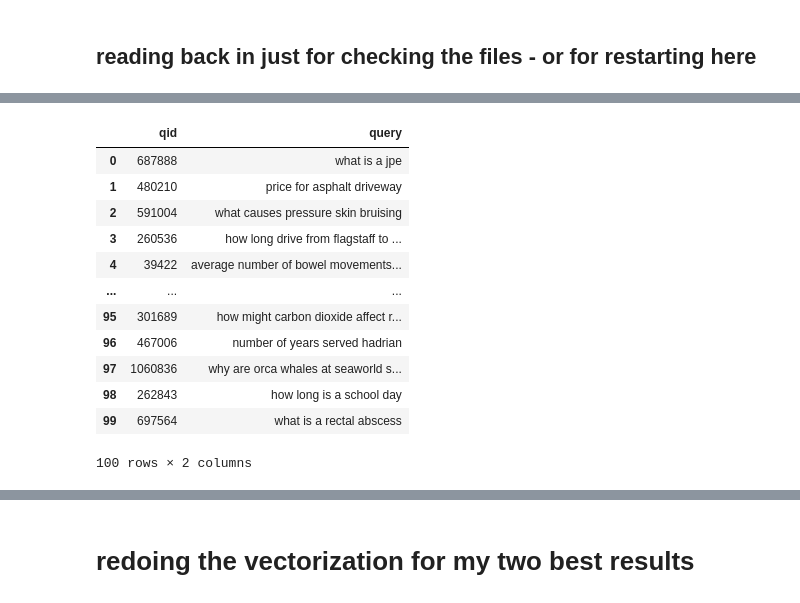
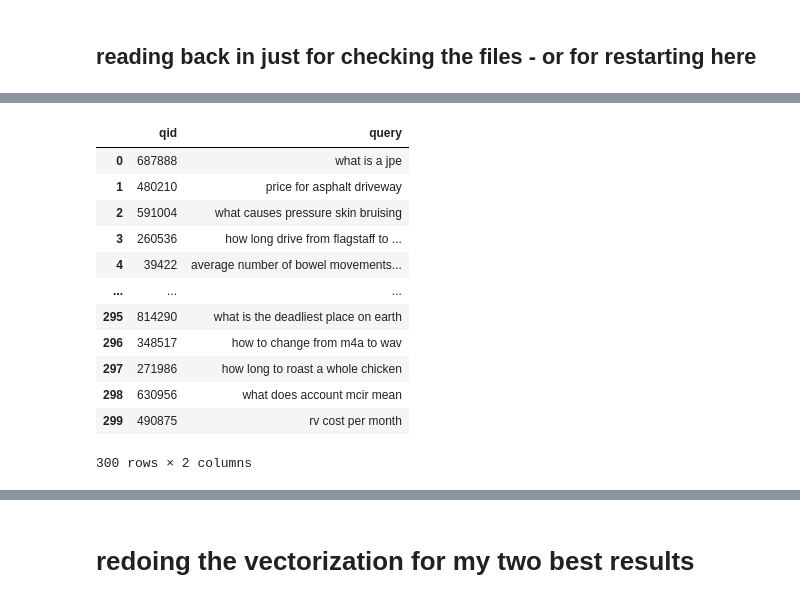
Before and after one commit to Coperr/information-retrieval, a Jupyter notebook: notebook3.ipynb, the cells around one changed output, grey strips where cells are left out. Cells and saved outputs as stored; diff of their text form; code cells hidden in the pictures.

```diff
--- a/notebook3.ipynb
+++ b/notebook3.ipynb
@@ -115,20 +190,20 @@ tokenized_corpus = docs.text.progress_apply(vectorizer.build_analyzer())
 # %%
 # use only col 1 if you have memory problems and do BM25 only
 queries = pd.read_csv('our.msmarco.queries.tsv',sep='\t',usecols=[1,2])
-training_queries = queries.iloc[:100]  # only 100 for training
-testing_queries = queries.iloc[100:150]  # small test set
+training_queries = queries.iloc[:300]  # only 100 for training
+testing_queries = queries.iloc[100:550]  # small test set
 training_queries
 # %% [output]
 |  | qid | query |
 | 0 | 687888 | what is a jpe |
 | 1 | 480210 | price for asphalt driveway |
 | 2 | 591004 | what causes pressure skin bruising |
 | 3 | 260536 | how long drive from flagstaff to ... |
 | 4 | 39422 | average number of bowel movements... |
 | ... | ... | ... |
-| 95 | 301689 | how might carbon dioxide affect r... |
-| 96 | 467006 | number of years served hadrian |
-| 97 | 1060836 | why are orca whales at seaworld s... |
-| 98 | 262843 | how long is a school day |
-| 99 | 697564 | what is a rectal abscess |
+| 295 | 814290 | what is the deadliest place on earth |
+| 296 | 348517 | how to change from m4a to wav |
+| 297 | 271986 | how long to roast a whole chicken |
+| 298 | 630956 | what does account mcir mean |
+| 299 | 490875 | rv cost per month |
-100 rows × 2 columns
+300 rows × 2 columns
```
Also changed, not shown: parts of 28 cells of this notebook.
